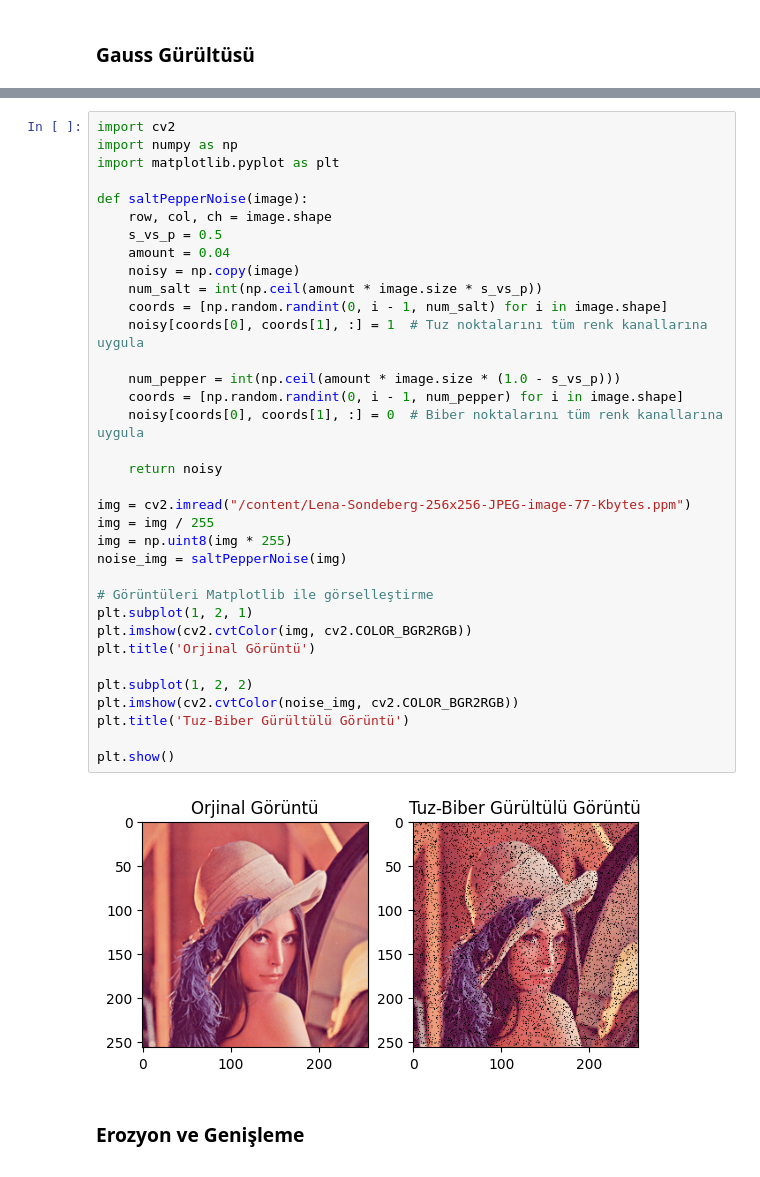
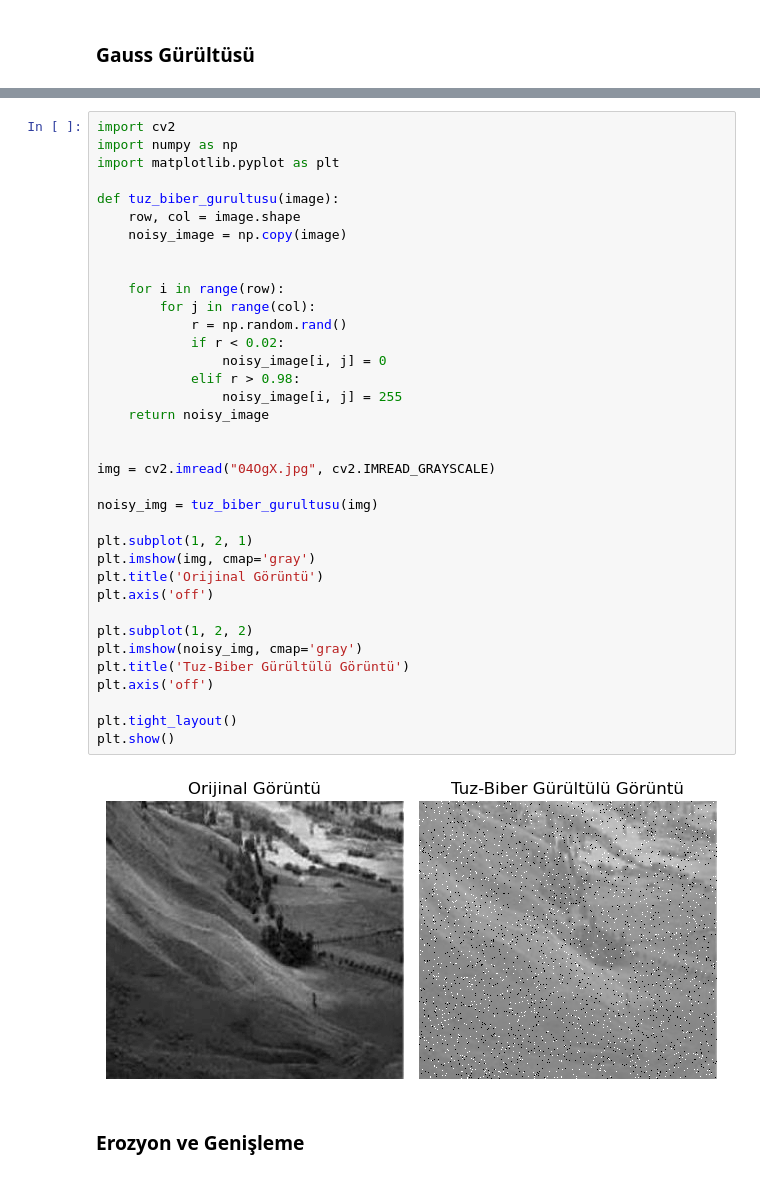
Before and after one commit to KodMF/goruntu-isleme, a Jupyter notebook: Goruntu_Isleme (1).ipynb, the cells around one changed output, grey strips where cells are left out. Drawn from its saved outputs; the diff is of its cells as text.

```diff
--- a/Goruntu_Isleme (1).ipynb
+++ b/Goruntu_Isleme (1).ipynb
@@ -196,40 +197,41 @@ WARNING:matplotlib.image:Clipping input data to the valid range for imshow with
-# %%
-import cv2
-import numpy as np
-import matplotlib.pyplot as plt
-
-def saltPepperNoise(image):
-    row, col, ch = image.shape
-    s_vs_p = 0.5
-    amount = 0.04
-    noisy = np.copy(image)
-    num_salt = int(np.ceil(amount * image.size * s_vs_p))
-    coords = [np.random.randint(0, i - 1, num_salt) for i in image.shape]
-    noisy[coords[0], coords[1], :] = 1  # Tuz noktalarını tüm renk kanallarına uygula
-
-    num_pepper = int(np.ceil(amount * image.size * (1.0 - s_vs_p)))
-    coords = [np.random.randint(0, i - 1, num_pepper) for i in image.shape]
-    noisy[coords[0], coords[1], :] = 0  # Biber noktalarını tüm renk kanallarına uygula
-
-    return noisy
-
-img = cv2.imread("/content/Lena-Sondeberg-256x256-JPEG-image-77-Kbytes.ppm")
-img = img / 255
-img = np.uint8(img * 255)
-noise_img = saltPepperNoise(img)
-
-# Görüntüleri Matplotlib ile görselleştirme
-plt.subplot(1, 2, 1)
-plt.imshow(cv2.cvtColor(img, cv2.COLOR_BGR2RGB))
-plt.title('Orjinal Görüntü')
-
-plt.subplot(1, 2, 2)
-plt.imshow(cv2.cvtColor(noise_img, cv2.COLOR_BGR2RGB))
-plt.title('Tuz-Biber Gürültülü Görüntü')
-
-plt.show()
-# %% [output]
-[figure, removed]
+# %%
+import cv2
+import numpy as np
+import matplotlib.pyplot as plt
+
+def tuz_biber_gurultusu(image):
+    row, col = image.shape
+    noisy_image = np.copy(image)
+
+
+    for i in range(row):
+        for j in range(col):
+            r = np.random.rand()
+            if r < 0.02:
+                noisy_image[i, j] = 0
+            elif r > 0.98:
+                noisy_image[i, j] = 255
+    return noisy_image
+
+
+img = cv2.imread("04OgX.jpg", cv2.IMREAD_GRAYSCALE)
+
+noisy_img = tuz_biber_gurultusu(img)
+
+plt.subplot(1, 2, 1)
+plt.imshow(img, cmap='gray')
+plt.title('Orijinal Görüntü')
+plt.axis('off')
+
+plt.subplot(1, 2, 2)
+plt.imshow(noisy_img, cmap='gray')
+plt.title('Tuz-Biber Gürültülü Görüntü')
+plt.axis('off')
+
+plt.tight_layout()
+plt.show()
+# %% [output]
+[figure, added]
 # %% [markdown]
 ### Erozyon ve Genişleme
 # %%
```
Also changed, not shown: parts of 5 cells of this notebook.
